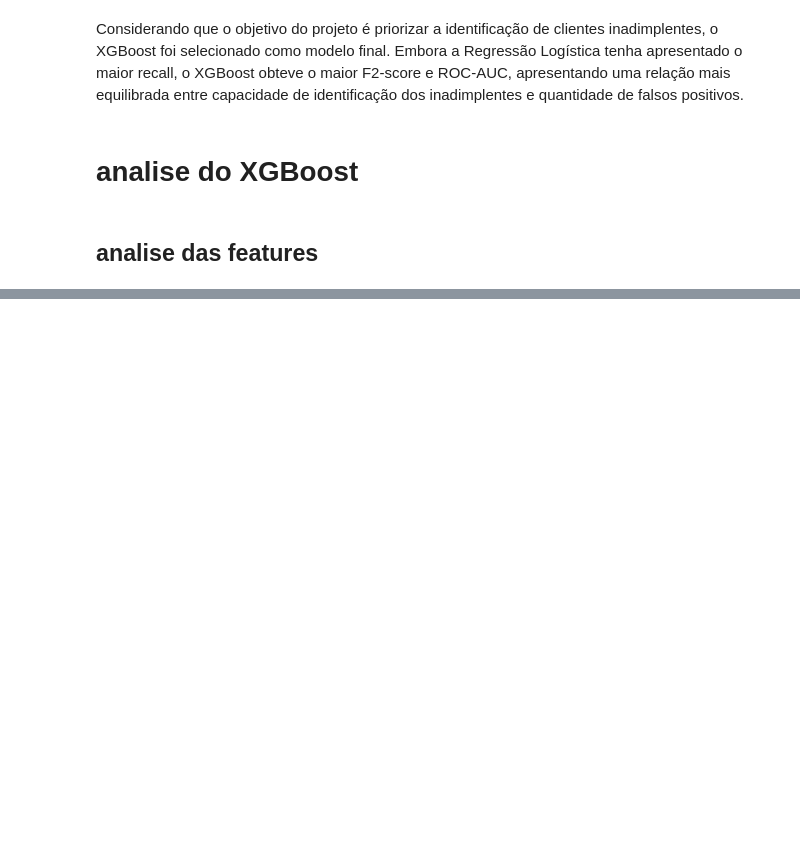
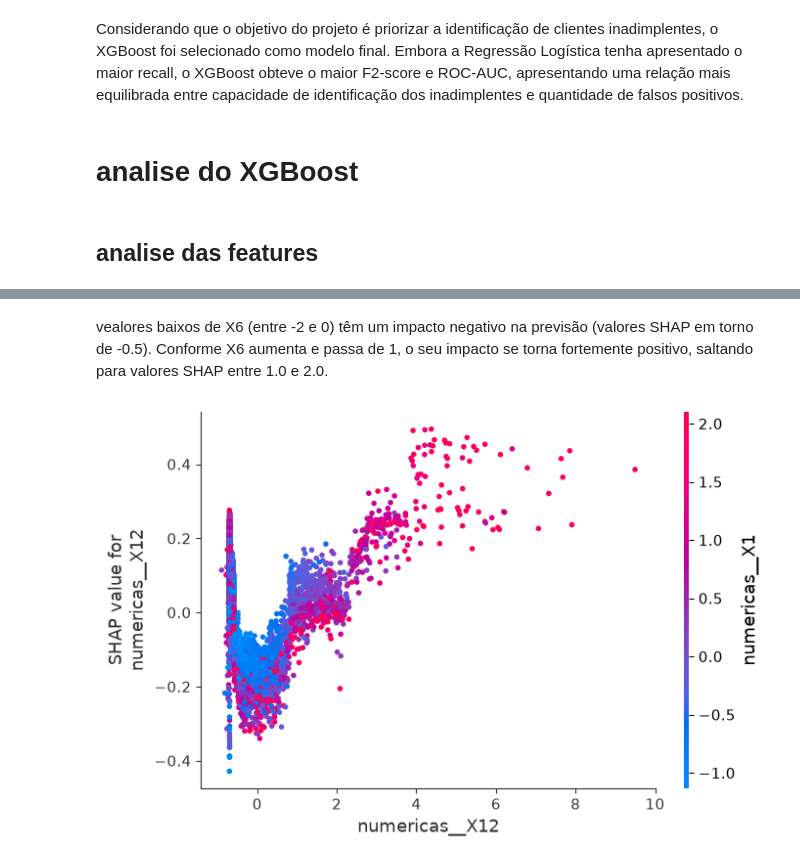
Before and after one commit to eduardo297/ML_Dataset_Inadimplencia, a Jupyter notebook: notebooks/pre_processamento.ipynb, the cells around one changed output, grey strips where cells are left out. Saved outputs shown, nothing was run; the diff lists cells and outputs as text; code cells hidden in the pictures; blank space fills up the shorter version.

```diff
--- a/notebooks/pre_processamento.ipynb
+++ b/notebooks/pre_processamento.ipynb
@@ -898,0 +939,11 @@ shap.force_plot(
+# %% [markdown]
+vealores baixos de X6 (entre -2 e 0) têm um impacto negativo na previsão (valores SHAP em torno de -0.5). Conforme X6 aumenta e passa de 1, o seu impacto se torna fortemente positivo, saltando para valores SHAP entre 1.0 e 2.0.
+# %%
+shap.dependence_plot(
+    "numericas__X12",
+    shap_values,
+    X_test_transformado,
+    feature_names=nomes_features
+)
+# %% [output]
+[figure, added]
```
Also changed, not shown: parts of 20 cells of this notebook.
